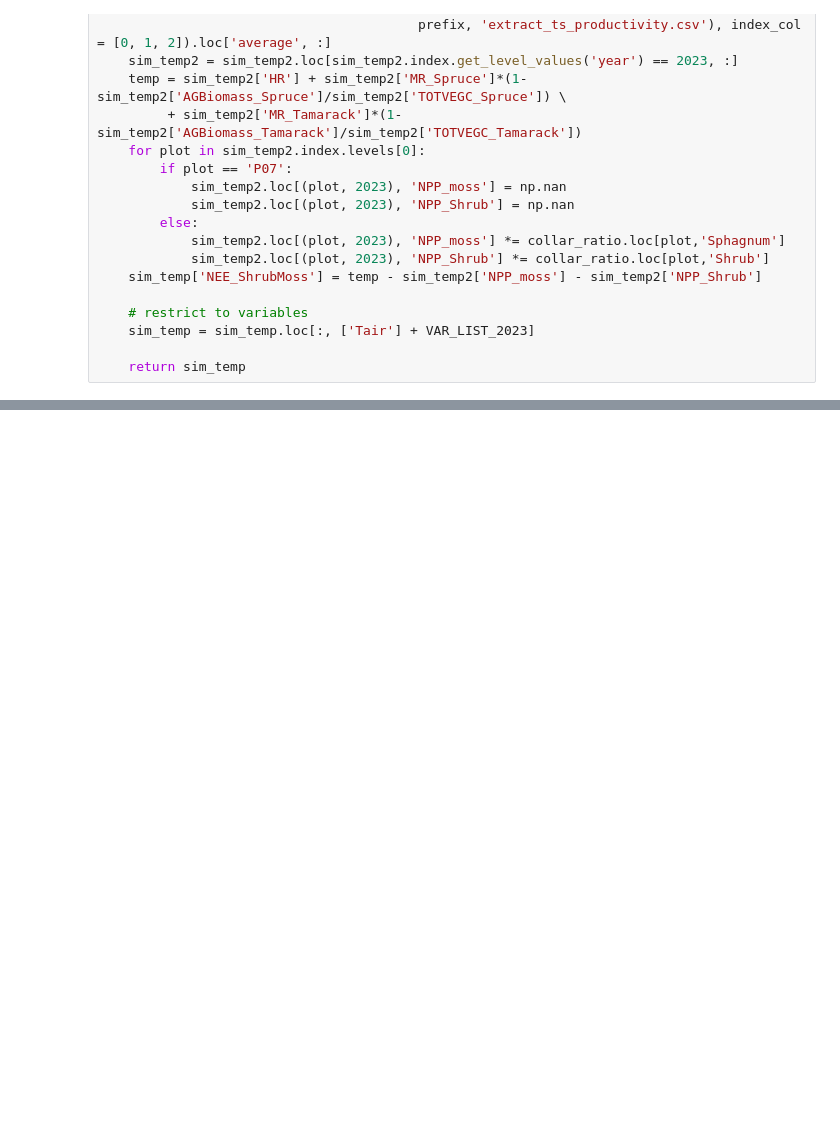
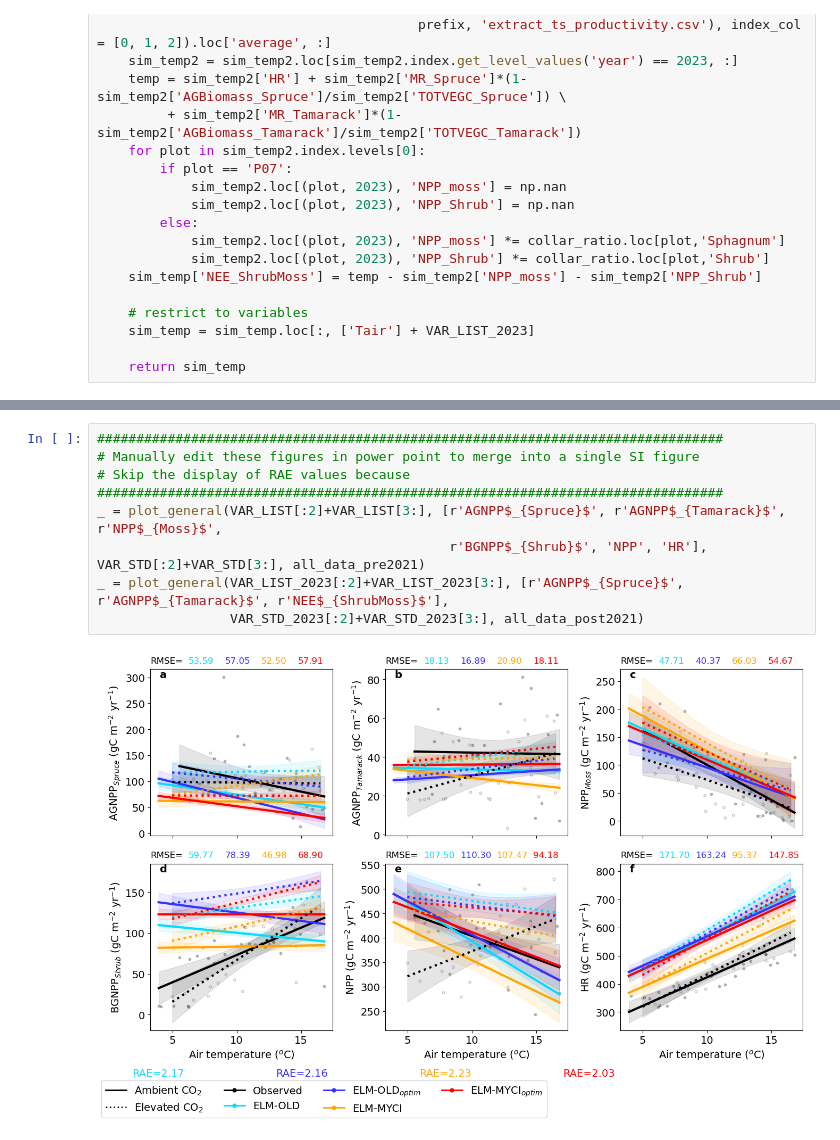
Before and after one commit to ypwong22/elm_nutrients, a Jupyter notebook: plot_carbonfluxes.ipynb, the cells around one changed output, grey strips where cells are left out. Saved outputs shown, nothing was run; the diff lists cells and outputs as text; blank space fills up the shorter version.

```diff
--- a/plot_carbonfluxes.ipynb
+++ b/plot_carbonfluxes.ipynb
@@ -328,0 +424,11 @@ df_stats.to_csv(os.path.join(path_out, 'plot_carbonfluxes_regression_results_pos
+# %%
+################################################################################
+# Manually edit these figures in power point to merge into a single SI figure
+# Skip the display of RAE values because
+################################################################################
+_ = plot_general(VAR_LIST[:2]+VAR_LIST[3:], [r'AGNPP$_{Spruce}$', r'AGNPP$_{Tamarack}$', r'NPP$_{Moss}$',
+                                             r'BGNPP$_{Shrub}$', 'NPP', 'HR'], VAR_STD[:2]+VAR_STD[3:], all_data_pre2021)
+_ = plot_general(VAR_LIST_2023[:2]+VAR_LIST_2023[3:], [r'AGNPP$_{Spruce}$', r'AGNPP$_{Tamarack}$', r'NEE$_{ShrubMoss}$'],
+                 VAR_STD_2023[:2]+VAR_STD_2023[3:], all_data_post2021)
+# %% [output]
+[figure, added]
```
Also changed, not shown: parts of 6 cells of this notebook.
